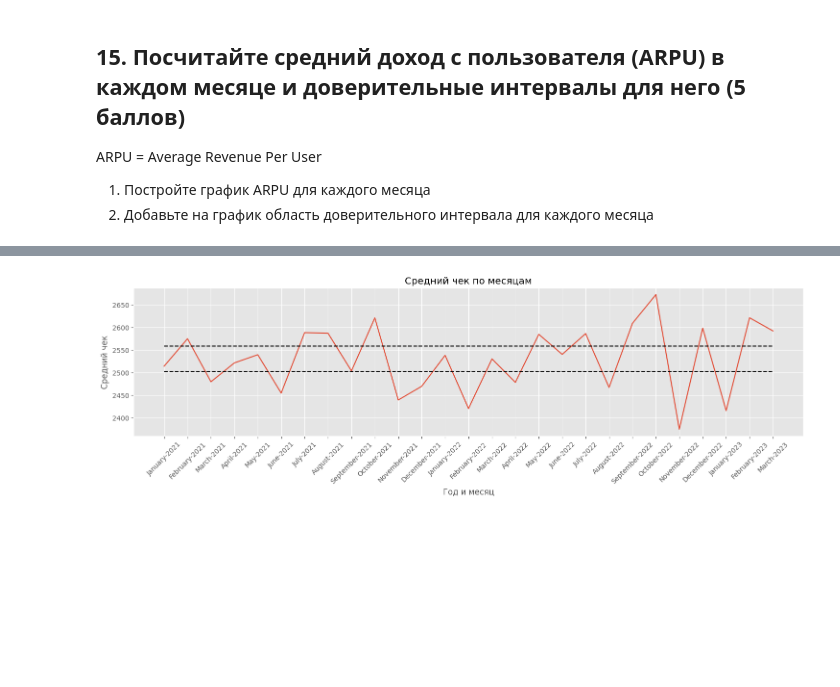
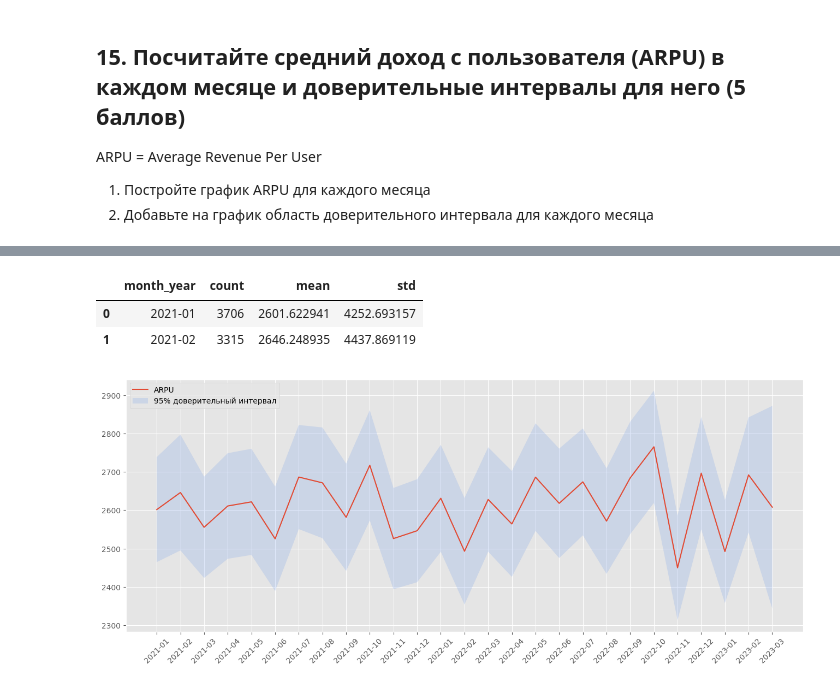
Before and after one commit to hilkovich/itmo_math_stat, a Jupyter notebook: homework_2/HW_2.ipynb, the cells around one changed output, grey strips where cells are left out. Saved outputs shown, nothing was run; the diff lists cells and outputs as text; code cells hidden in the pictures; blank space fills up the shorter version.

```diff
--- a/homework_2/HW_2.ipynb
+++ b/homework_2/HW_2.ipynb
@@ -849,30 +779,44 @@ print(
-# %%
-# Визуализация
-x = df_arpu["name"]
-y = df_arpu["sale"]
-
-plt.figure(figsize=(18, 4))
-
-plt.plot(x, y)
-plt.hlines(
-    y=lower_bound,
-    xmin=min(df_arpu.index),
-    xmax=max(df_arpu.index),
-    linestyles="dashed",
-    colors="black",
-)
-plt.hlines(
-    y=upper_bound,
-    xmin=min(df_arpu.index),
-    xmax=max(df_arpu.index),
-    linestyles="dashed",
-    colors="black",
-)
-plt.xticks(rotation=45)
-plt.xlabel("Год и месяц")
-plt.ylabel("Средний чек")
-plt.title("Средний чек по месяцам")
-
-plt.show()
-# %% [output]
-[figure, removed]
+# %%
+# Расчет ежемесячного дохода с пользователя и статистики
+df_arpu = (
+    df_copy.groupby(["month_year", "customer_id"])["sale"].agg("sum").reset_index()
+)
+
+df_arpu = (
+    df_arpu.groupby("month_year")["sale"].agg(["count", "mean", "std"]).reset_index()
+)
+
+df_arpu.head(2)
+# %% [output]
+|  | month_year | count | mean | std |
+| 0 | 2021-01 | 3706 | 2601.622941 | 4252.693157 |
+| 1 | 2021-02 | 3315 | 2646.248935 | 4437.869119 |
+# %%
+# Расчет доверительного интервала
+alpha = 0.05
+
+z_score = norm.ppf(1 - alpha / 2)
+df_arpu["se"] = df_arpu["std"] / np.sqrt(df_arpu["count"])
+
+df_arpu["left"] = df_arpu["mean"] - z_score * df_arpu["se"]
+df_arpu["right"] = df_arpu["mean"] + z_score * df_arpu["se"]
+# %%
+df_arpu["month_year"] = df_arpu["month_year"].astype(str)
+
+# Визуализация
+fig, ax = plt.subplots(figsize=(16, 6))
+
+ax.plot(df_arpu["month_year"], df_arpu["mean"])
+ax.fill_between(
+    df_arpu["month_year"],
+    df_arpu["left"],
+    df_arpu["right"],
+    alpha=0.2,
+    facecolor="cornflowerblue",
+)
+plt.xticks(rotation=45)
+ax.legend(["ARPU", "95% доверительный интервал"])
+
+plt.show()
+# %% [output]
+[figure, added]
```
Also changed, not shown: parts of 12 cells of this notebook.
